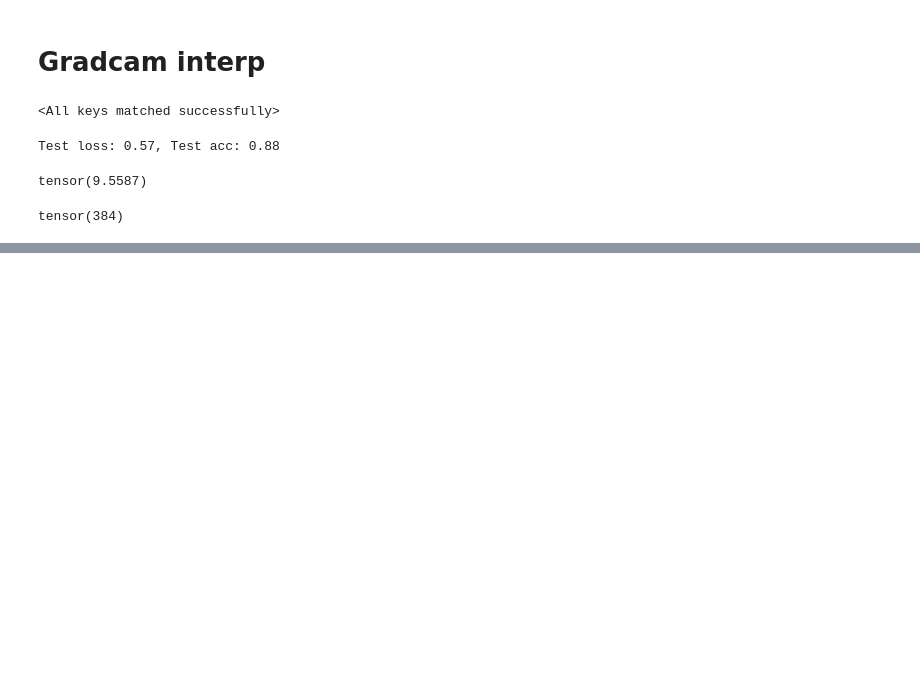
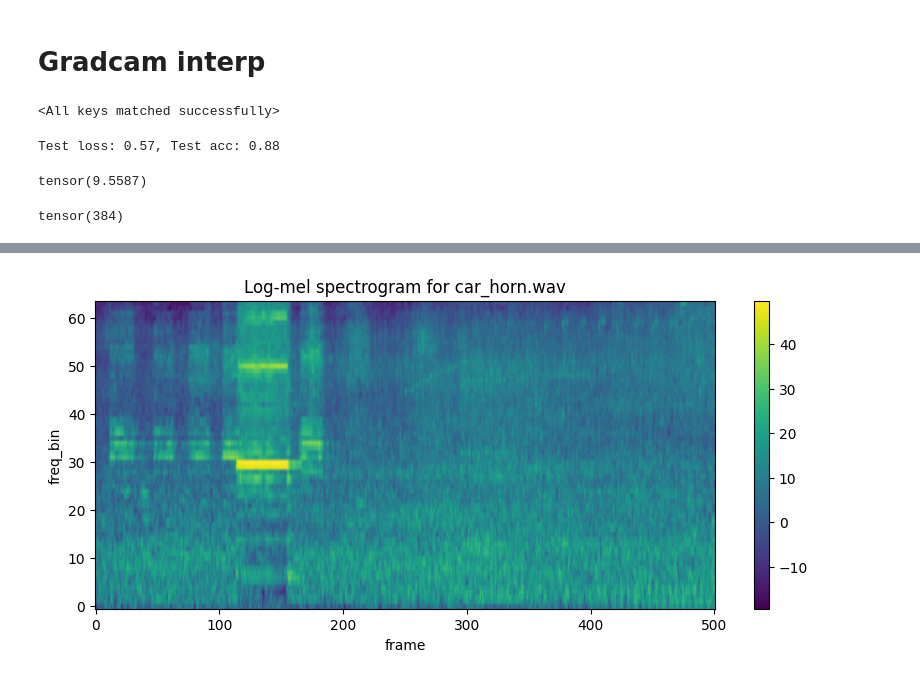
Before and after one commit to exile8/coursework24, a Jupyter notebook: gradcam.ipynb, the cells around one changed output, grey strips where cells are left out. Saved outputs shown, nothing was run; the diff lists cells and outputs as text; code cells hidden in the pictures; blank space fills up the shorter version.

```diff
--- a/gradcam.ipynb
+++ b/gradcam.ipynb
@@ -111,0 +151,11 @@ tensor(384)
+# %%
+def plot_spectrogram(spec, title=None, ylabel='freq_bin', aspect='auto', xmax=None):
+    fig, axs = plt.subplots(1, 1, figsize=(10, 4))
+    axs.set_title(title or 'Spectrogram (db)')
+    axs.set_ylabel(ylabel)
+    axs.set_xlabel('frame')
+    im = axs.imshow(spec, origin='lower', aspect=aspect)
+    if xmax:
+        axs.set_xlim((0, xmax))
+    fig.colorbar(im, ax=axs)
+    plt.show(block=False)
@@ -111,0 +213,6 @@ tensor(384)
+# %%
+stft_complex = torch.stft(input=audio, n_fft=n_fft, hop_length=hop_length, win_length=win_length, window=torch.hann_window(win_length), return_complex=True)
+amplitudes = torch.abs(stft_complex)
+phases = torch.atan2(stft_complex.imag, stft_complex.real)
+melspec = mel(amplitudes.pow(2))
+melspec_db = amplitude_to_db(melspec)
@@ -111,0 +233,4 @@ tensor(384)
+# %%
+plot_spectrogram(melspec_db[0], f"Log-mel spectrogram for {filename}")
+# %% [output]
+[figure, added]
```
Also changed, not shown: parts of 23 cells of this notebook.
